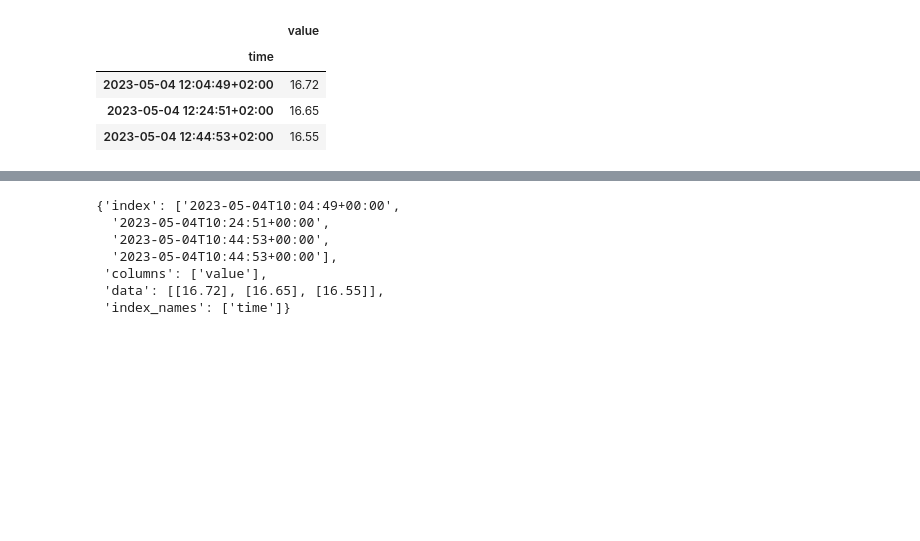
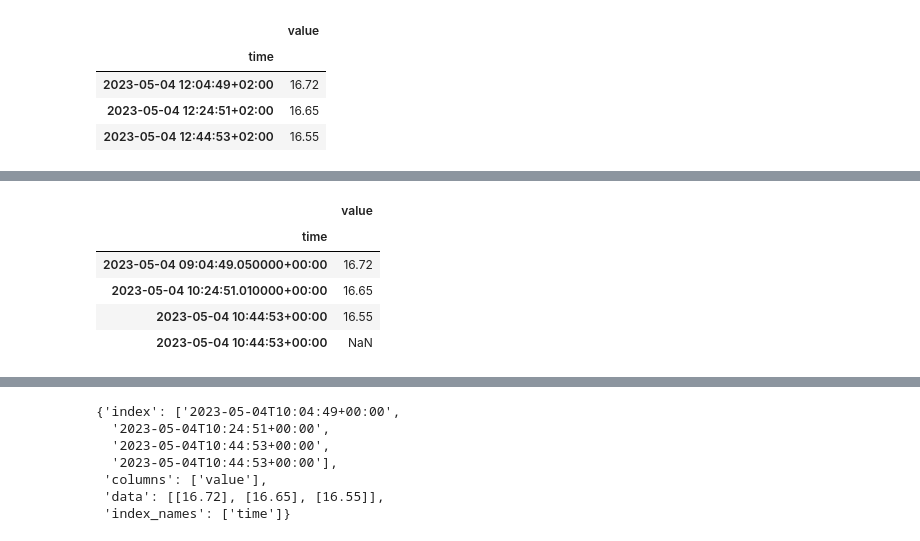
Before and after one commit to fenke/corebridge, a Jupyter notebook: nbs/00_core.ipynb, the cells around one changed output, grey strips where cells are left out. Cells and saved outputs as stored; diff of their text form; code cells hidden in the pictures; blank space fills up the shorter version.

```diff
--- a/nbs/00_core.ipynb
+++ b/nbs/00_core.ipynb
@@ -348,0 +498,28 @@ timeseries_dataframe_to_datadict(df, recordformat='records', popNaN=True)
+# %%
+df = timeseries_dataframe_from_datadict([
+      {
+         "time":"2023-05-04T10:04:49.050+01:00",
+         "value":16.72
+      },
+      {
+         "time":"2023-05-04T10:24:51.010Z",
+         "value":16.65
+      },
+      {
+         "time":"2023-05-04T10:44:53.000Z",
+         "value":16.55
+      },
+      {
+         "time":"2023-05-04T10:44:53.000Z",
+         "value":np.nan
+      }
+   ], timecolumns=['time'])
+
+df
+# %% [output]
+|  | value |
+| time |  |
+| 2023-05-04 09:04:49.050000+00:00 | 16.72 |
+| 2023-05-04 10:24:51.010000+00:00 | 16.65 |
+| 2023-05-04 10:44:53+00:00 | 16.55 |
+| 2023-05-04 10:44:53+00:00 | NaN |
```
Also changed, not shown: parts of 30 cells of this notebook, 4 other files.
